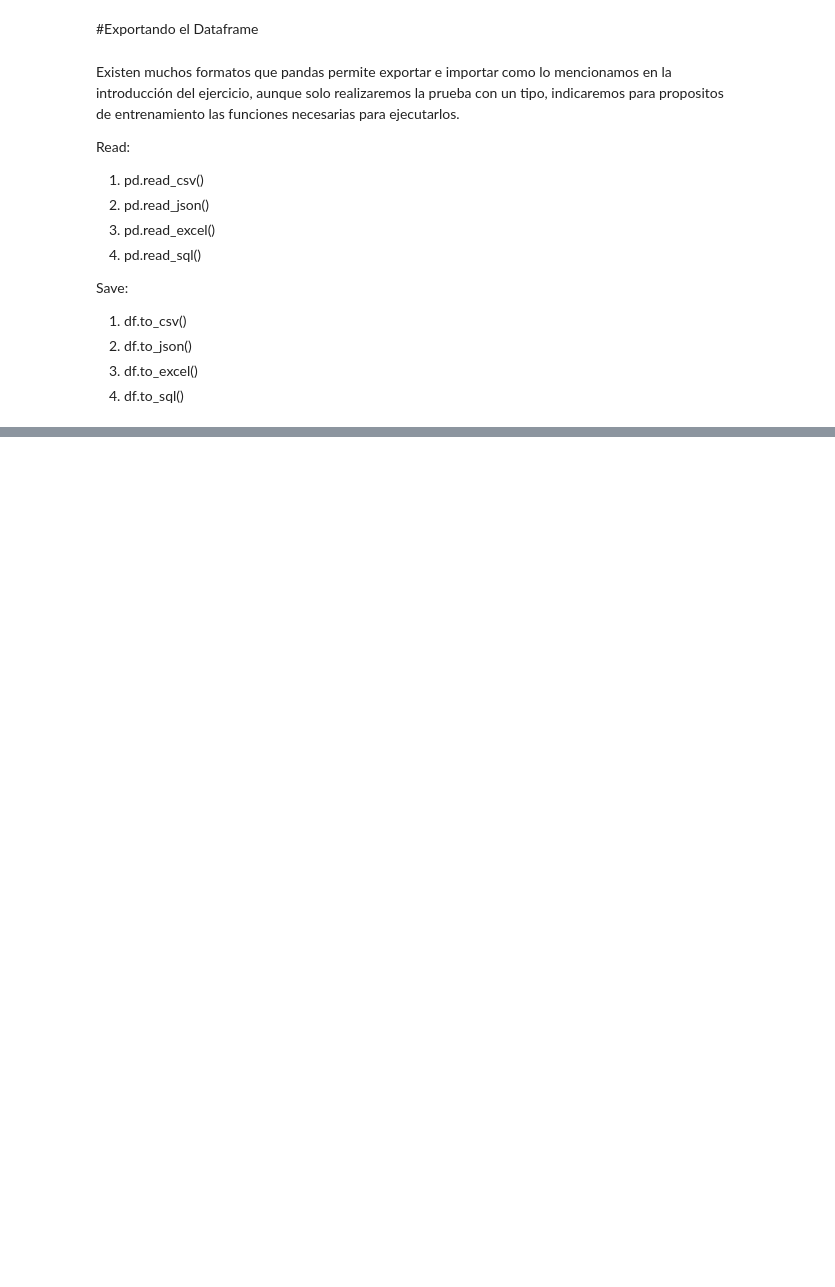
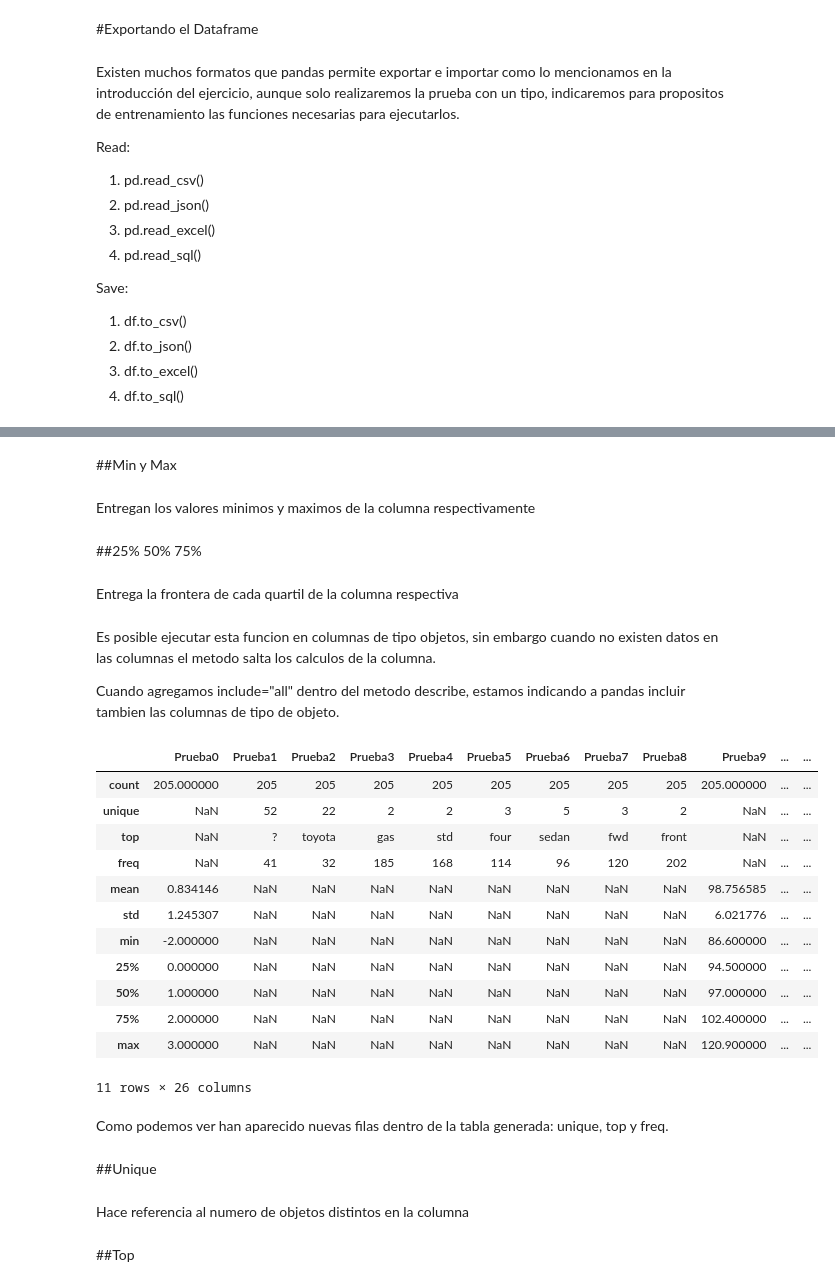
Before and after one commit to PosgradoMNA/actividades-de-aprendizaje-VazquezTadeoAndrea, a Jupyter notebook: Semana_4_Data_Analysis_with_Python_AndreaVazquezTadeo.ipynb, the cells around one changed output, grey strips where cells are left out. Saved outputs shown, nothing was run; the diff lists cells and outputs as text; code cells hidden in the pictures; blank space fills up the shorter version.

```diff
--- a/Semana_4_Data_Analysis_with_Python_AndreaVazquezTadeo.ipynb
+++ b/Semana_4_Data_Analysis_with_Python_AndreaVazquezTadeo.ipynb
@@ -177,0 +244,37 @@ dataframe.to_csv("Semana4.csv")
+# %% [markdown]
+##Min y Max
+# %% [markdown]
+Entregan los valores minimos y maximos de la columna respectivamente
+# %% [markdown]
+##25% 50% 75%
+# %% [markdown]
+Entrega la frontera de cada quartil de la columna respectiva
+# %% [markdown]
+Es posible ejecutar esta funcion en columnas de tipo objetos, sin embargo cuando no existen datos en las columnas el metodo salta los calculos de la columna.
+
+Cuando agregamos include="all" dentro del metodo describe, estamos indicando a pandas incluir tambien las columnas de tipo de objeto.
+# %%
+#Ejecutaremos de nuevo el metodo pero ahora incluiremos las columnas de tipo de dato objeto
+dataframe.describe(include="all")
+# %% [output]
+|  | Prueba0 | Prueba1 | Prueba2 | Prueba3 | Prueba4 | Prueba5 | Prueba6 | Prueba7 | Prueba8 | Prueba9 | ... | ... |
+| count | 205.000000 | 205 | 205 | 205 | 205 | 205 | 205 | 205 | 205 | 205.000000 | ... | ... |
+| unique | NaN | 52 | 22 | 2 | 2 | 3 | 5 | 3 | 2 | NaN | ... | ... |
+| top | NaN | ? | toyota | gas | std | four | sedan | fwd | front | NaN | ... | ... |
+| freq | NaN | 41 | 32 | 185 | 168 | 114 | 96 | 120 | 202 | NaN | ... | ... |
+| mean | 0.834146 | NaN | NaN | NaN | NaN | NaN | NaN | NaN | NaN | 98.756585 | ... | ... |
+| std | 1.245307 | NaN | NaN | NaN | NaN | NaN | NaN | NaN | NaN | 6.021776 | ... | ... |
+| min | -2.000000 | NaN | NaN | NaN | NaN | NaN | NaN | NaN | NaN | 86.600000 | ... | ... |
+| 25% | 0.000000 | NaN | NaN | NaN | NaN | NaN | NaN | NaN | NaN | 94.500000 | ... | ... |
+| 50% | 1.000000 | NaN | NaN | NaN | NaN | NaN | NaN | NaN | NaN | 97.000000 | ... | ... |
+| 75% | 2.000000 | NaN | NaN | NaN | NaN | NaN | NaN | NaN | NaN | 102.400000 | ... | ... |
+| max | 3.000000 | NaN | NaN | NaN | NaN | NaN | NaN | NaN | NaN | 120.900000 | ... | ... |
+11 rows × 26 columns
+# %% [markdown]
+Como podemos ver han aparecido nuevas filas dentro de la tabla generada: unique, top y freq.
+# %% [markdown]
+##Unique
+# %% [markdown]
+Hace referencia al numero de objetos distintos en la columna
+# %% [markdown]
+##Top
```
Also changed, not shown: parts of 25 cells of this notebook.
